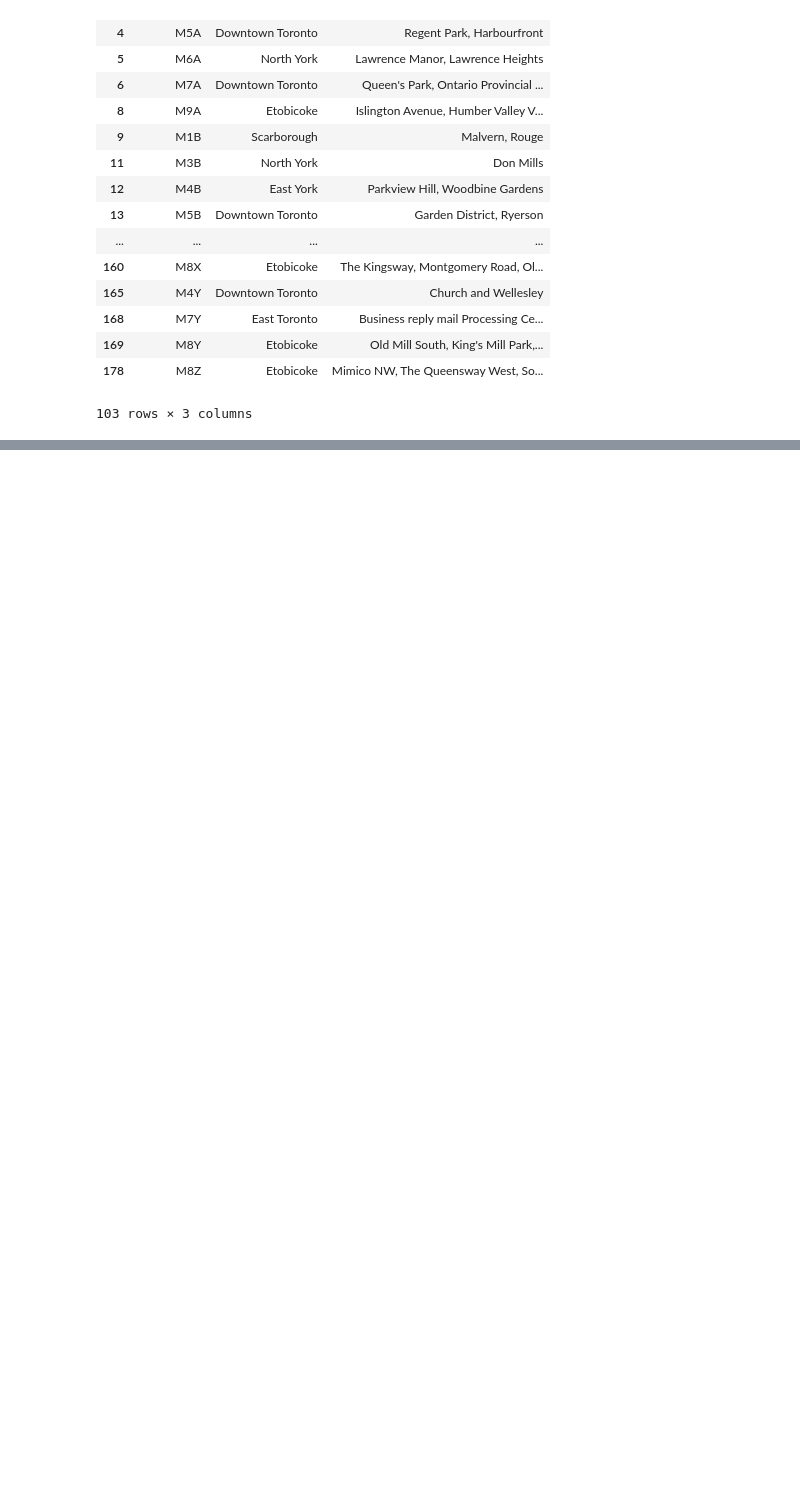
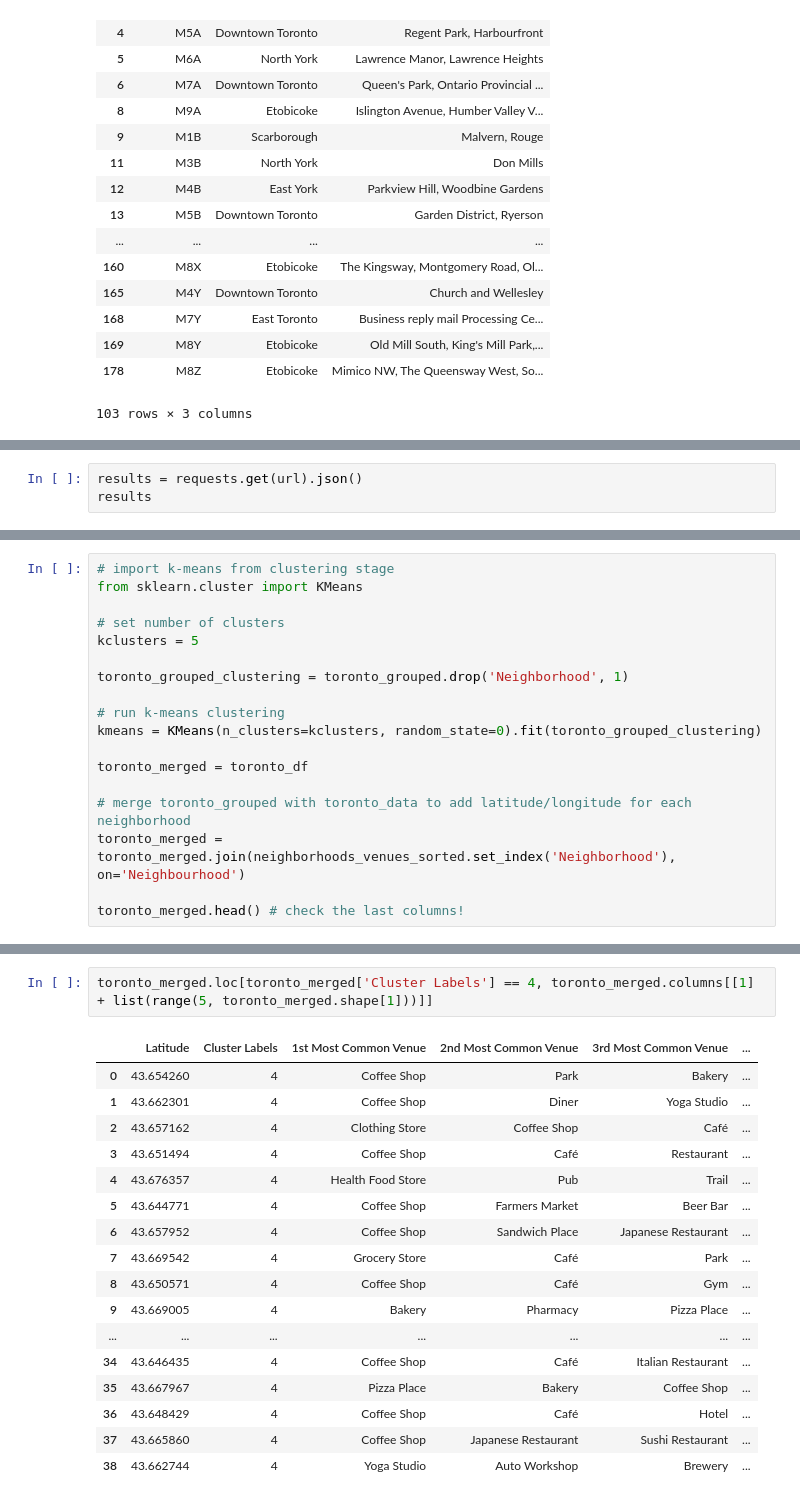
Before and after one commit to Jingxiao-Zhang/Coursera_Capstone, a Jupyter notebook: Toronto Neighborhood Part One.ipynb, the cells around one changed output, grey strips where cells are left out. Drawn from its saved outputs; the diff is of its cells as text; blank space fills up the shorter version.

```diff
--- a/Toronto Neighborhood Part One.ipynb
+++ b/Toronto Neighborhood Part One.ipynb
@@ -66,0 +139,3 @@ df_first_clean
+# %%
+results = requests.get(url).json()
+results
@@ -66,0 +362,18 @@ df_first_clean
+# %%
+# import k-means from clustering stage
+from sklearn.cluster import KMeans
+
+# set number of clusters
+kclusters = 5
+
+toronto_grouped_clustering = toronto_grouped.drop('Neighborhood', 1)
+
+# run k-means clustering
+kmeans = KMeans(n_clusters=kclusters, random_state=0).fit(toronto_grouped_clustering)
+
+toronto_merged = toronto_df
+
+# merge toronto_grouped with toronto_data to add latitude/longitude for each neighborhood
+toronto_merged = toronto_merged.join(neighborhoods_venues_sorted.set_index('Neighborhood'), on='Neighbourhood')
+
+toronto_merged.head() # check the last columns!
@@ -66,0 +491,20 @@ df_first_clean
+# %%
+toronto_merged.loc[toronto_merged['Cluster Labels'] == 4, toronto_merged.columns[[1] + list(range(5, toronto_merged.shape[1]))]]
+# %% [output]
+|  | Latitude | Cluster Labels | 1st Most Common Venue | 2nd Most Common Venue | 3rd Most Common Venue | ... |
+| 0 | 43.654260 | 4 | Coffee Shop | Park | Bakery | ... |
+| 1 | 43.662301 | 4 | Coffee Shop | Diner | Yoga Studio | ... |
+| 2 | 43.657162 | 4 | Clothing Store | Coffee Shop | Café | ... |
+| 3 | 43.651494 | 4 | Coffee Shop | Café | Restaurant | ... |
+| 4 | 43.676357 | 4 | Health Food Store | Pub | Trail | ... |
+| 5 | 43.644771 | 4 | Coffee Shop | Farmers Market | Beer Bar | ... |
+| 6 | 43.657952 | 4 | Coffee Shop | Sandwich Place | Japanese Restaurant | ... |
+| 7 | 43.669542 | 4 | Grocery Store | Café | Park | ... |
+| 8 | 43.650571 | 4 | Coffee Shop | Café | Gym | ... |
+| 9 | 43.669005 | 4 | Bakery | Pharmacy | Pizza Place | ... |
+| ... | ... | ... | ... | ... | ... | ... |
+| 34 | 43.646435 | 4 | Coffee Shop | Café | Italian Restaurant | ... |
+| 35 | 43.667967 | 4 | Pizza Place | Bakery | Coffee Shop | ... |
+| 36 | 43.648429 | 4 | Coffee Shop | Café | Hotel | ... |
+| 37 | 43.665860 | 4 | Coffee Shop | Japanese Restaurant | Sushi Restaurant | ... |
+| 38 | 43.662744 | 4 | Yoga Studio | Auto Workshop | Brewery | ... |
```
Also changed, not shown: parts of 38 cells of this notebook.
